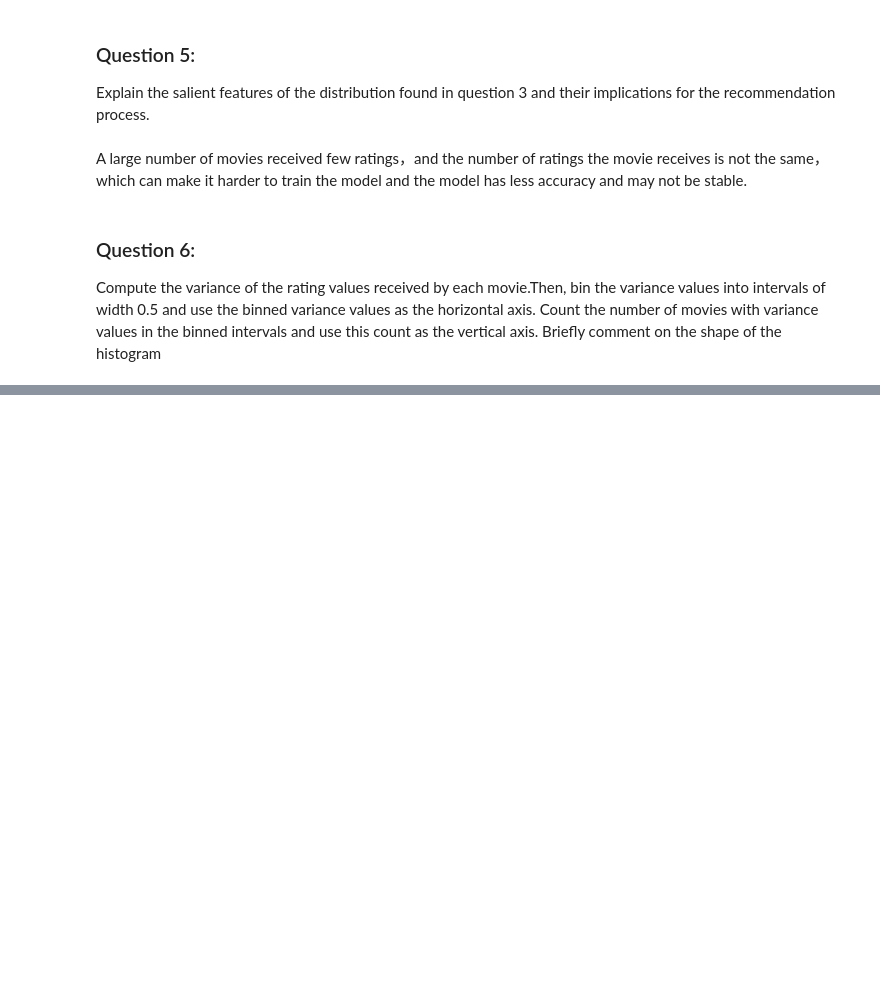
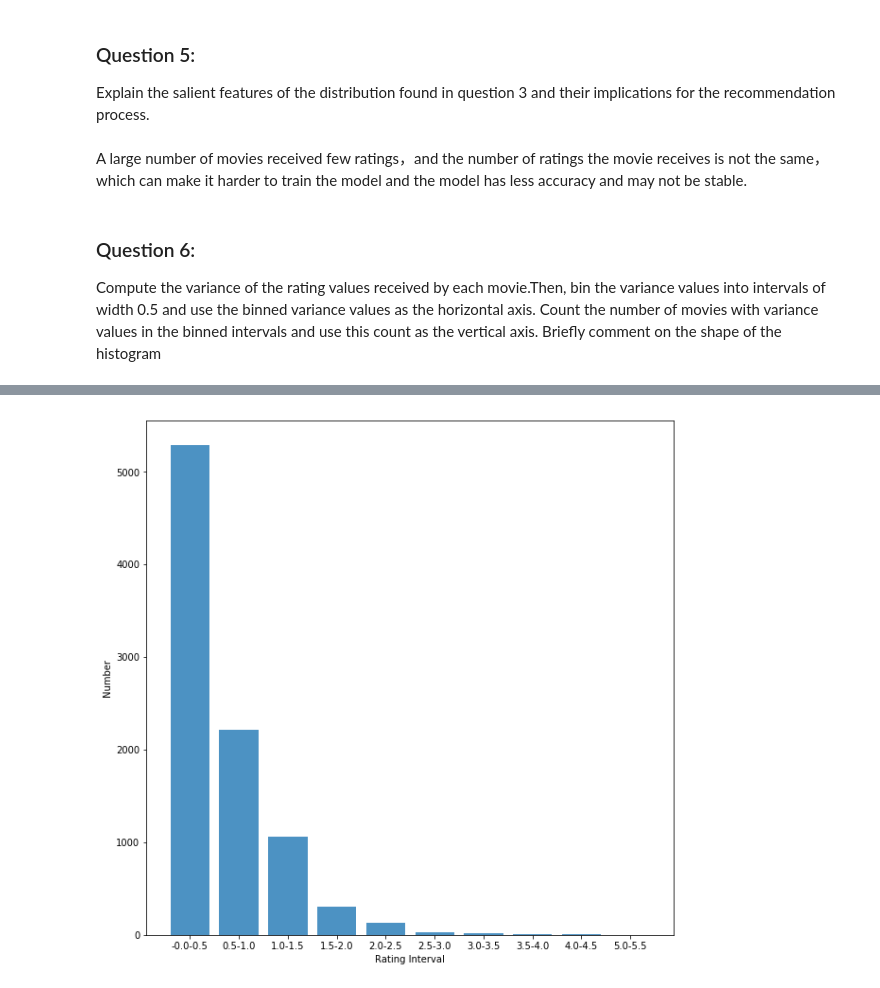
Before and after one commit to sikasjc/EE219, a Jupyter notebook: Project3/Project3.ipynb, the cells around one changed output, grey strips where cells are left out. Cells and saved outputs as stored; diff of their text form; code cells hidden in the pictures; blank space fills up the shorter version.

```diff
--- a/Project3/Project3.ipynb
+++ b/Project3/Project3.ipynb
@@ -139,0 +136,6 @@ dict_items([(31, 0.68835034013605445), (1029, 0.73880385487528355), (1061, 0.581
+# %%
+from itertools import groupby
+
+movie_rating_variance_group = {}
+for key, group in groupby(sorted(movie_rating_variance.values()), key=lambda x: x//0.5):
+    movie_rating_variance_group['{}-{}'.format(key*0.5, (key+1)*0.5)] = len(list(group))
@@ -139,0 +155,13 @@ dict_items([(31, 0.68835034013605445), (1029, 0.73880385487528355), (1061, 0.581
+# %%
+plt.figure(figsize=(10,10))
+plt.bar(movie_rating_variance_group.keys(), movie_rating_variance_group.values(),alpha=0.8)
+
+#xmajorLocator = MultipleLocator(0.5)
+#ax = plt.gca()
+#ax.xaxis.set_major_locator(xmajorLocator)
+
+plt.xlabel('Rating Interval')
+plt.ylabel('Number')
+plt.show()
+# %% [output]
+[figure, added]
```
Also changed, not shown: parts of 2 cells of this notebook.
